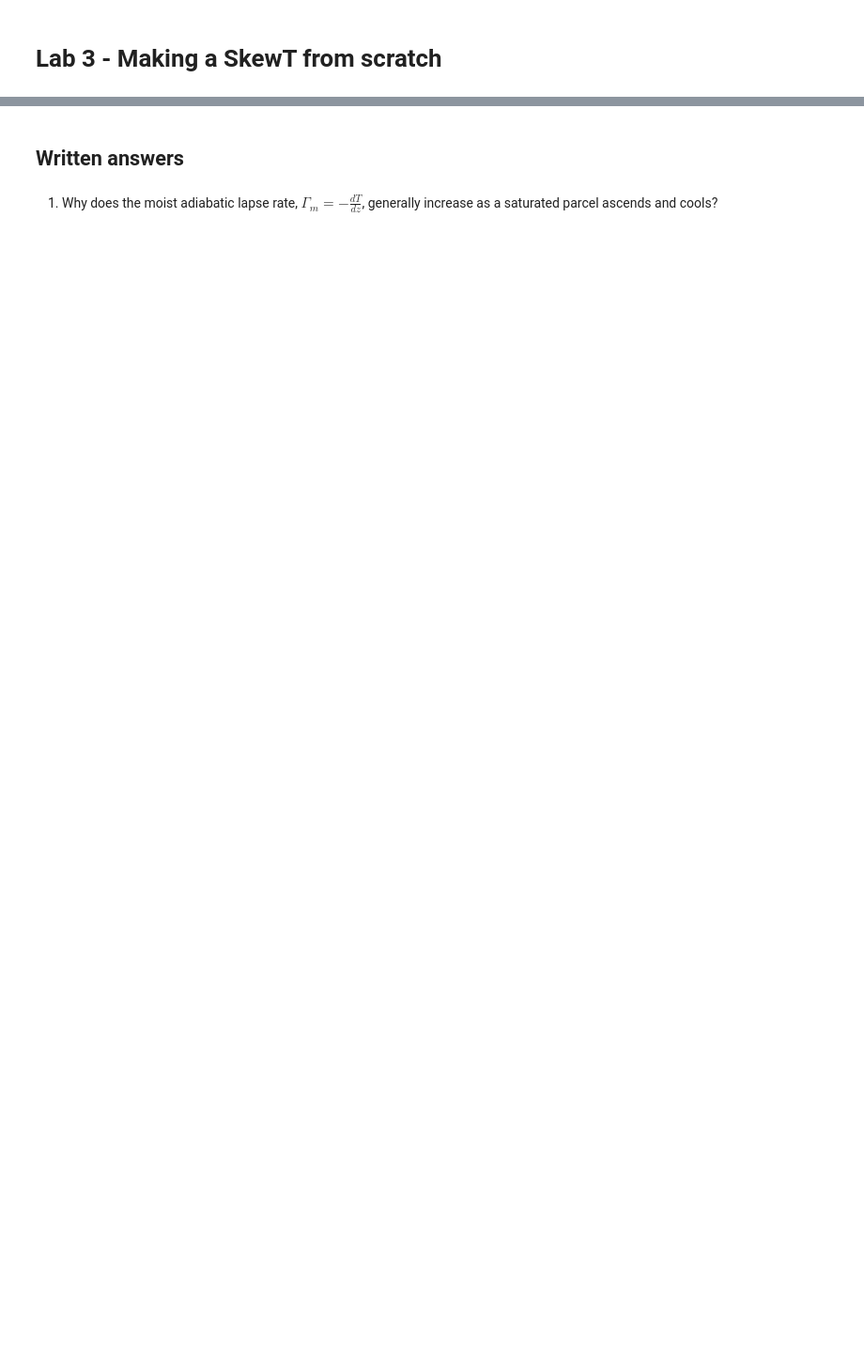
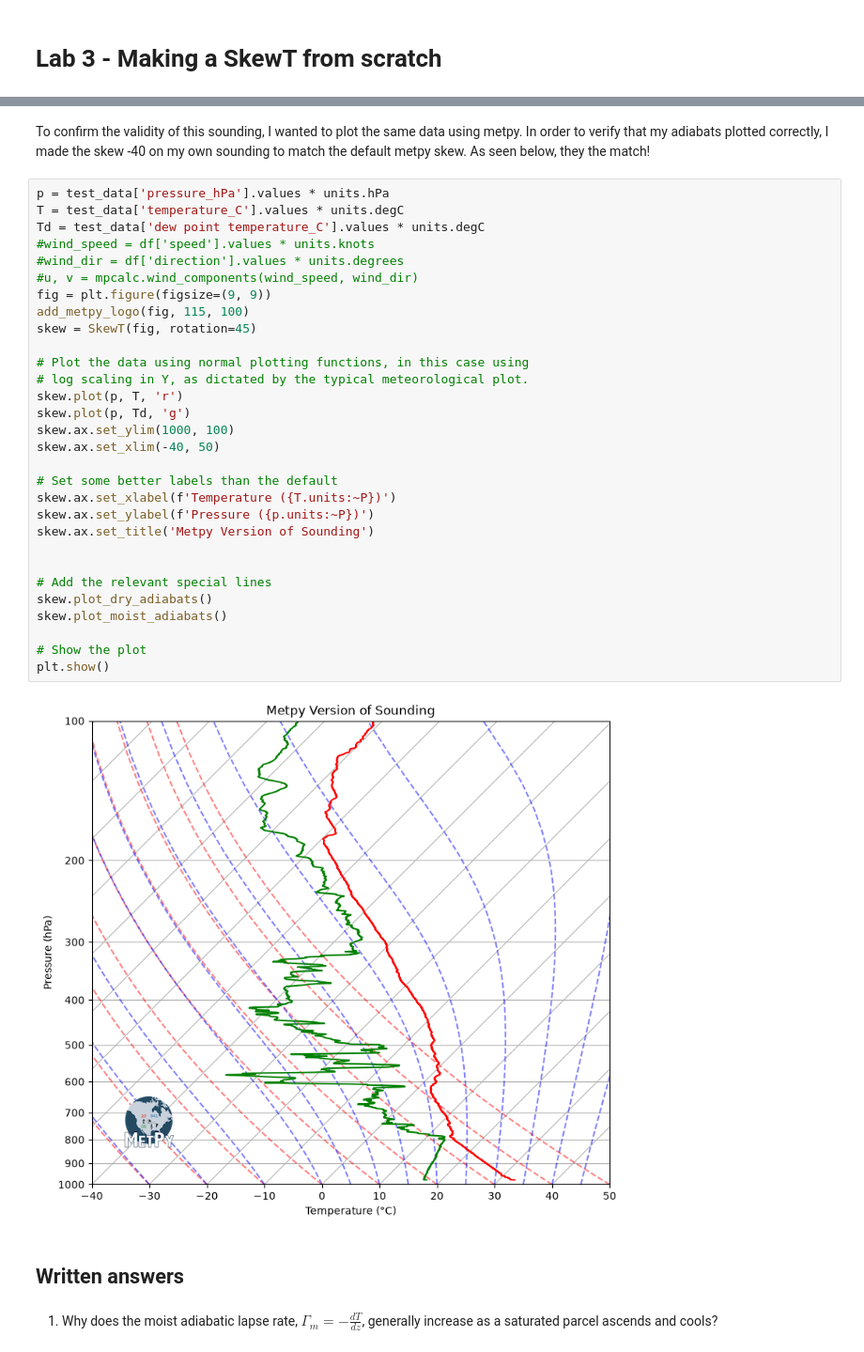
Before and after one commit to ejtrask/metr5003_fa26_trask, a Jupyter notebook: lab3.ipynb, the cells around one changed output, grey strips where cells are left out. Shown at 94% size. Saved outputs shown, nothing was run; the diff lists cells and outputs as text; blank space fills up the shorter version.

Commit message:
Final version of lab 3

```diff
--- a/lab3.ipynb
+++ b/lab3.ipynb
@@ -143,3 +201,37 @@ plot_skewT(test_data.temperature_C, test_data.pressure_hPa, test_data['dew point
+# %% [markdown]
+To confirm the validity of this sounding, I wanted to plot the same data using metpy. In order to verify that my adiabats plotted correctly, I made the skew -40 on my own sounding to match the default metpy skew. As seen below, they the match!
+# %%
+p = test_data['pressure_hPa'].values * units.hPa
+T = test_data['temperature_C'].values * units.degC
+Td = test_data['dew point temperature_C'].values * units.degC
+#wind_speed = df['speed'].values * units.knots
+#wind_dir = df['direction'].values * units.degrees
+#u, v = mpcalc.wind_components(wind_speed, wind_dir)
+fig = plt.figure(figsize=(9, 9))
+add_metpy_logo(fig, 115, 100)
+skew = SkewT(fig, rotation=45)
+
+# Plot the data using normal plotting functions, in this case using
+# log scaling in Y, as dictated by the typical meteorological plot.
+skew.plot(p, T, 'r')
+skew.plot(p, Td, 'g')
+skew.ax.set_ylim(1000, 100)
+skew.ax.set_xlim(-40, 50)
+
+# Set some better labels than the default
+skew.ax.set_xlabel(f'Temperature ({T.units:~P})')
+skew.ax.set_ylabel(f'Pressure ({p.units:~P})')
+skew.ax.set_title('Metpy Version of Sounding')
+
+
+# Add the relevant special lines
+skew.plot_dry_adiabats()
+skew.plot_moist_adiabats()
+
+# Show the plot
+plt.show()
+# %% [output]
+[figure, added]
 # %% [markdown]
 ## Written answers
 # %% [markdown]
```
Also changed, not shown: parts of 11 cells of this notebook.
